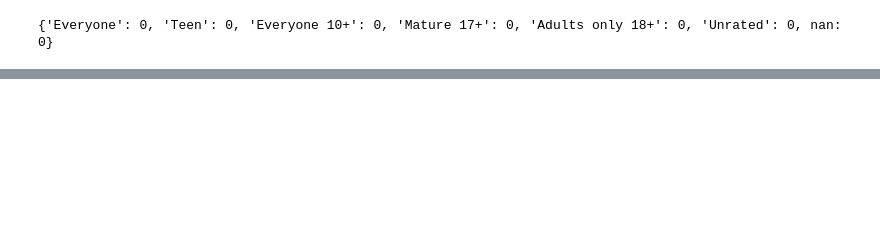
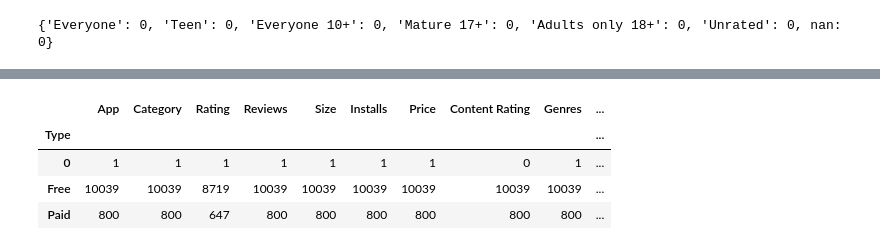
Before and after one commit to AbhishekWaghchaure/PythonBootCamp, a Jupyter notebook: DataPreprocessing/AutomaticCategorial.ipynb, the cells around one changed output, grey strips where cells are left out. Drawn from its saved outputs; the diff is of its cells as text; code cells hidden in the pictures; blank space fills up the shorter version.

```diff
--- a/DataPreprocessing/AutomaticCategorial.ipynb
+++ b/DataPreprocessing/AutomaticCategorial.ipynb
@@ -110,0 +124,8 @@ print(df['Type'].describe())
+# %%
+df.groupby(['Type']).count()
+# %% [output]
+|  | App | Category | Rating | Reviews | Size | Installs | Price | Content Rating | Genres | ... |
+| Type |  |  |  |  |  |  |  |  |  | ... |
+| 0 | 1 | 1 | 1 | 1 | 1 | 1 | 1 | 0 | 1 | ... |
+| Free | 10039 | 10039 | 8719 | 10039 | 10039 | 10039 | 10039 | 10039 | 10039 | ... |
+| Paid | 800 | 800 | 647 | 800 | 800 | 800 | 800 | 800 | 800 | ... |
```
Also changed, not shown: parts of 2 cells of this notebook, 11 other files.
